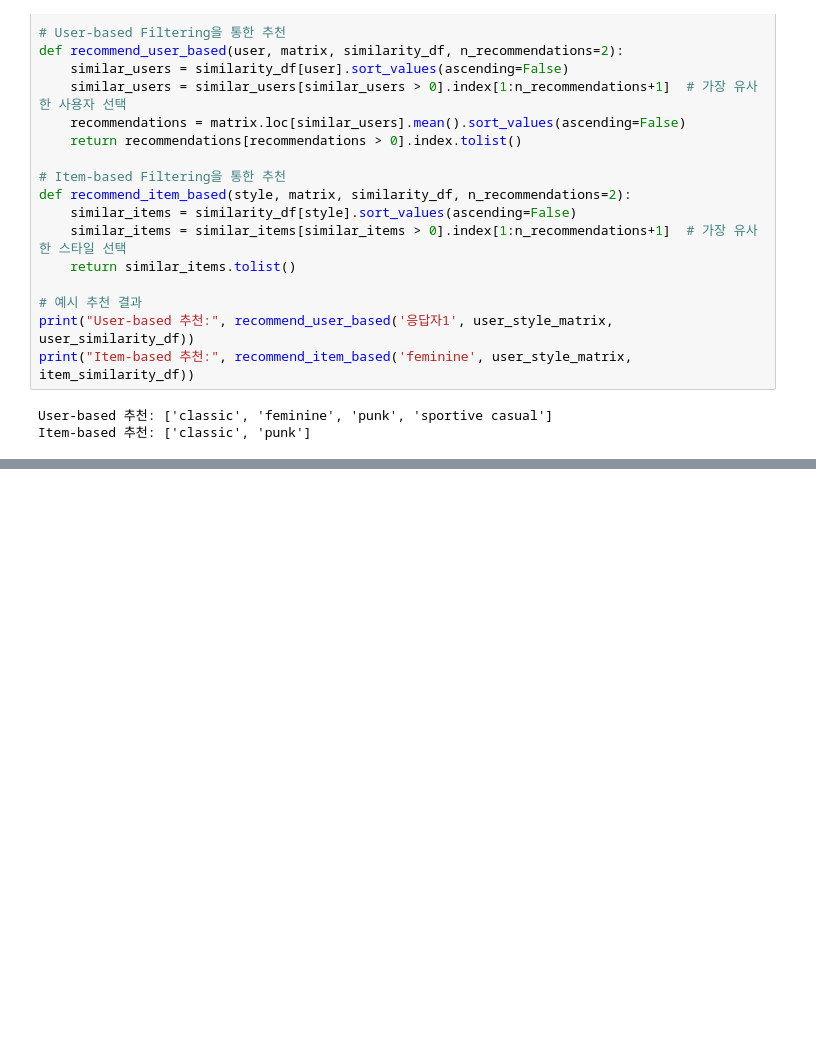
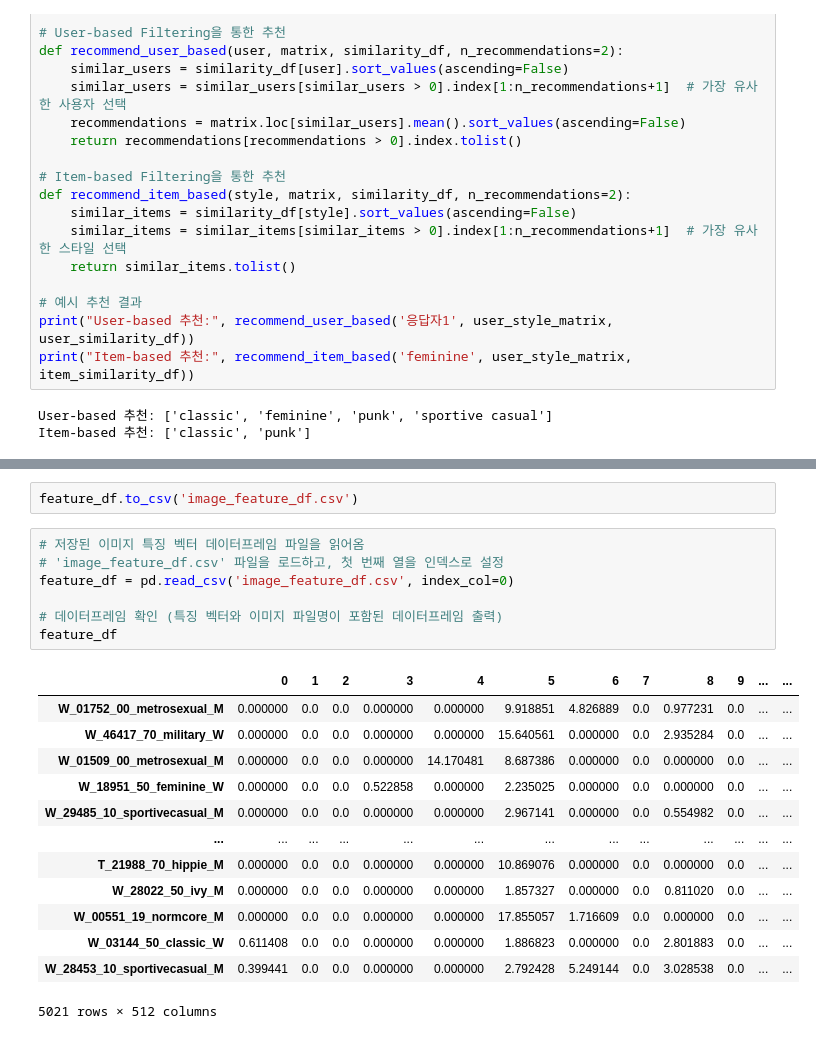
Before and after one commit to teto-ri/data_creator2024, a Jupyter notebook: Mission_3.ipynb, the cells around one changed output, grey strips where cells are left out. Drawn from its saved outputs; the diff is of its cells as text; blank space fills up the shorter version.

```diff
--- a/Mission_3.ipynb
+++ b/Mission_3.ipynb
@@ -86,0 +446,23 @@ Item-based 추천: ['classic', 'punk']
+# %%
+feature_df.to_csv('image_feature_df.csv')
+# %%
+# 저장된 이미지 특징 벡터 데이터프레임 파일을 읽어옴
+# 'image_feature_df.csv' 파일을 로드하고, 첫 번째 열을 인덱스로 설정
+feature_df = pd.read_csv('image_feature_df.csv', index_col=0)
+
+# 데이터프레임 확인 (특징 벡터와 이미지 파일명이 포함된 데이터프레임 출력)
+feature_df
+# %% [output]
+|  | 0 | 1 | 2 | 3 | 4 | 5 | 6 | 7 | 8 | 9 | ... | ... |
+| W_01752_00_metrosexual_M | 0.000000 | 0.0 | 0.0 | 0.000000 | 0.000000 | 9.918851 | 4.826889 | 0.0 | 0.977231 | 0.0 | ... | ... |
+| W_46417_70_military_W | 0.000000 | 0.0 | 0.0 | 0.000000 | 0.000000 | 15.640561 | 0.000000 | 0.0 | 2.935284 | 0.0 | ... | ... |
+| W_01509_00_metrosexual_M | 0.000000 | 0.0 | 0.0 | 0.000000 | 14.170481 | 8.687386 | 0.000000 | 0.0 | 0.000000 | 0.0 | ... | ... |
+| W_18951_50_feminine_W | 0.000000 | 0.0 | 0.0 | 0.522858 | 0.000000 | 2.235025 | 0.000000 | 0.0 | 0.000000 | 0.0 | ... | ... |
+| W_29485_10_sportivecasual_M | 0.000000 | 0.0 | 0.0 | 0.000000 | 0.000000 | 2.967141 | 0.000000 | 0.0 | 0.554982 | 0.0 | ... | ... |
+| ... | ... | ... | ... | ... | ... | ... | ... | ... | ... | ... | ... | ... |
+| T_21988_70_hippie_M | 0.000000 | 0.0 | 0.0 | 0.000000 | 0.000000 | 10.869076 | 0.000000 | 0.0 | 0.000000 | 0.0 | ... | ... |
+| W_28022_50_ivy_M | 0.000000 | 0.0 | 0.0 | 0.000000 | 0.000000 | 1.857327 | 0.000000 | 0.0 | 0.811020 | 0.0 | ... | ... |
+| W_00551_19_normcore_M | 0.000000 | 0.0 | 0.0 | 0.000000 | 0.000000 | 17.855057 | 1.716609 | 0.0 | 0.000000 | 0.0 | ... | ... |
+| W_03144_50_classic_W | 0.611408 | 0.0 | 0.0 | 0.000000 | 0.000000 | 1.886823 | 0.000000 | 0.0 | 2.801883 | 0.0 | ... | ... |
+| W_28453_10_sportivecasual_M | 0.399441 | 0.0 | 0.0 | 0.000000 | 0.000000 | 2.792428 | 5.249144 | 0.0 | 3.028538 | 0.0 | ... | ... |
+5021 rows × 512 columns
```
Also changed, not shown: parts of 22 cells of this notebook, 1 other file.
